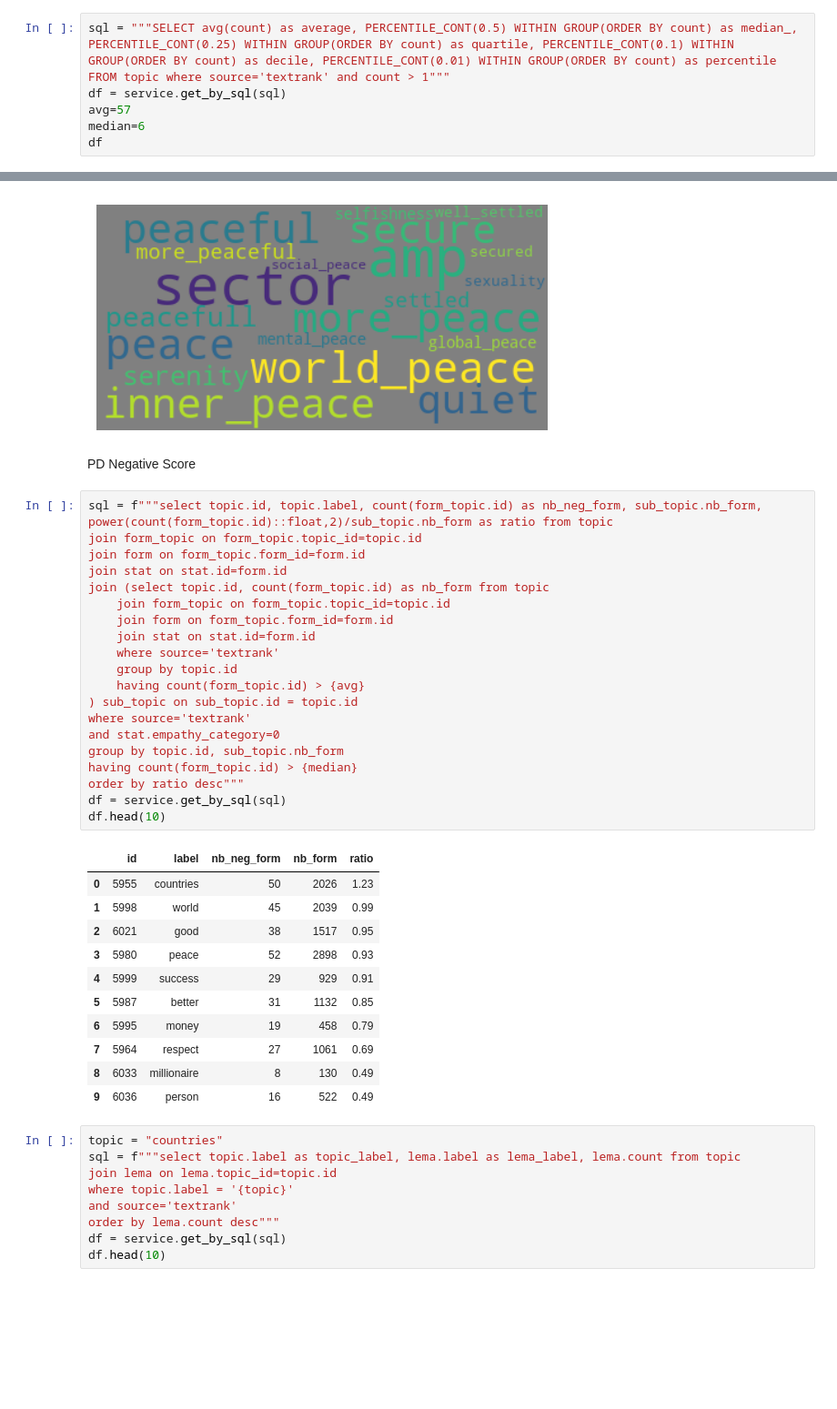
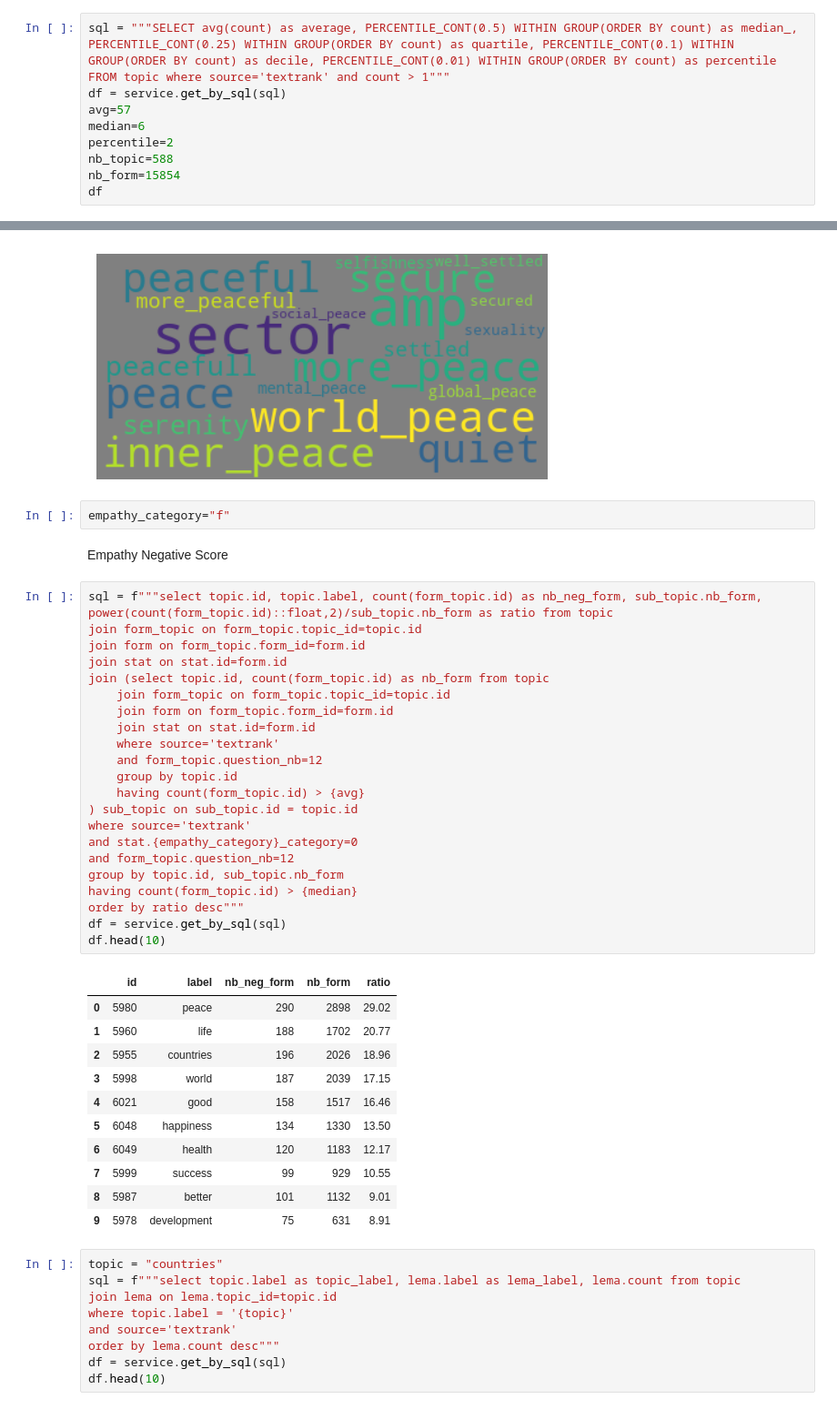
Before and after one commit to cyrilvincent/youth_talk, a Jupyter notebook: youth_talk_1/textrank.ipynb, the cells around one changed output, grey strips where cells are left out. Shown at 91% size. Saved outputs shown, nothing was run; the diff lists cells and outputs as text; blank space fills up the shorter version.

```diff
--- a/youth_talk_1/textrank.ipynb
+++ b/youth_talk_1/textrank.ipynb
@@ -27,6 +27,9 @@ sql = """SELECT avg(count) as average, PERCENTILE_CONT(0.5) WITHIN GROUP(ORDER B
 df = service.get_by_sql(sql)
 avg=57
 median=6
+percentile=2
+nb_topic=588
+nb_form=15854
 df
 # %% [output]
 |  | average | median_ | quartile | decile | percentile |
@@ -105,40 +108,44 @@ plt.axis("off")
 plt.show()
 # %% [output]
 [figure]
+# %%
+empathy_category="f"
 # %% [markdown]
-PD Negative Score
+Empathy Negative Score
 # %%
 sql = f"""select topic.id, topic.label, count(form_topic.id) as nb_neg_form, sub_topic.nb_form, power(count(form_topic.id)::float,2)/sub_topic.nb_form as ratio from topic
 join form_topic on form_topic.topic_id=topic.id
 join form on form_topic.form_id=form.id
 join stat on stat.id=form.id
 join (select topic.id, count(form_topic.id) as nb_form from topic
 	join form_topic on form_topic.topic_id=topic.id
 	join form on form_topic.form_id=form.id
 	join stat on stat.id=form.id
 	where source='textrank'
+    and form_topic.question_nb=12
 	group by topic.id
 	having count(form_topic.id) > {avg}
 ) sub_topic on sub_topic.id = topic.id
 where source='textrank'
-and stat.empathy_category=0
+and stat.{empathy_category}_category=0
+and form_topic.question_nb=12
 group by topic.id, sub_topic.nb_form
 having count(form_topic.id) > {median}
 order by ratio desc"""
 df = service.get_by_sql(sql)
 df.head(10)
 # %% [output]
 |  | id | label | nb_neg_form | nb_form | ratio |
-| 0 | 5955 | countries | 50 | 2026 | 1.23 |
-| 1 | 5998 | world | 45 | 2039 | 0.99 |
-| 2 | 6021 | good | 38 | 1517 | 0.95 |
-| 3 | 5980 | peace | 52 | 2898 | 0.93 |
-| 4 | 5999 | success | 29 | 929 | 0.91 |
-| 5 | 5987 | better | 31 | 1132 | 0.85 |
-| 6 | 5995 | money | 19 | 458 | 0.79 |
-| 7 | 5964 | respect | 27 | 1061 | 0.69 |
-| 8 | 6033 | millionaire | 8 | 130 | 0.49 |
-| 9 | 6036 | person | 16 | 522 | 0.49 |
+| 0 | 5980 | peace | 290 | 2898 | 29.02 |
+| 1 | 5960 | life | 188 | 1702 | 20.77 |
+| 2 | 5955 | countries | 196 | 2026 | 18.96 |
+| 3 | 5998 | world | 187 | 2039 | 17.15 |
+| 4 | 6021 | good | 158 | 1517 | 16.46 |
+| 5 | 6048 | happiness | 134 | 1330 | 13.50 |
+| 6 | 6049 | health | 120 | 1183 | 12.17 |
+| 7 | 5999 | success | 99 | 929 | 10.55 |
+| 8 | 5987 | better | 101 | 1132 | 9.01 |
+| 9 | 5978 | development | 75 | 631 | 8.91 |
 # %%
 topic = "countries"
 sql = f"""select topic.label as topic_label, lema.label as lema_label, lema.count from topic
```
Also changed, not shown: parts of 8 cells of this notebook, 7 other files.
